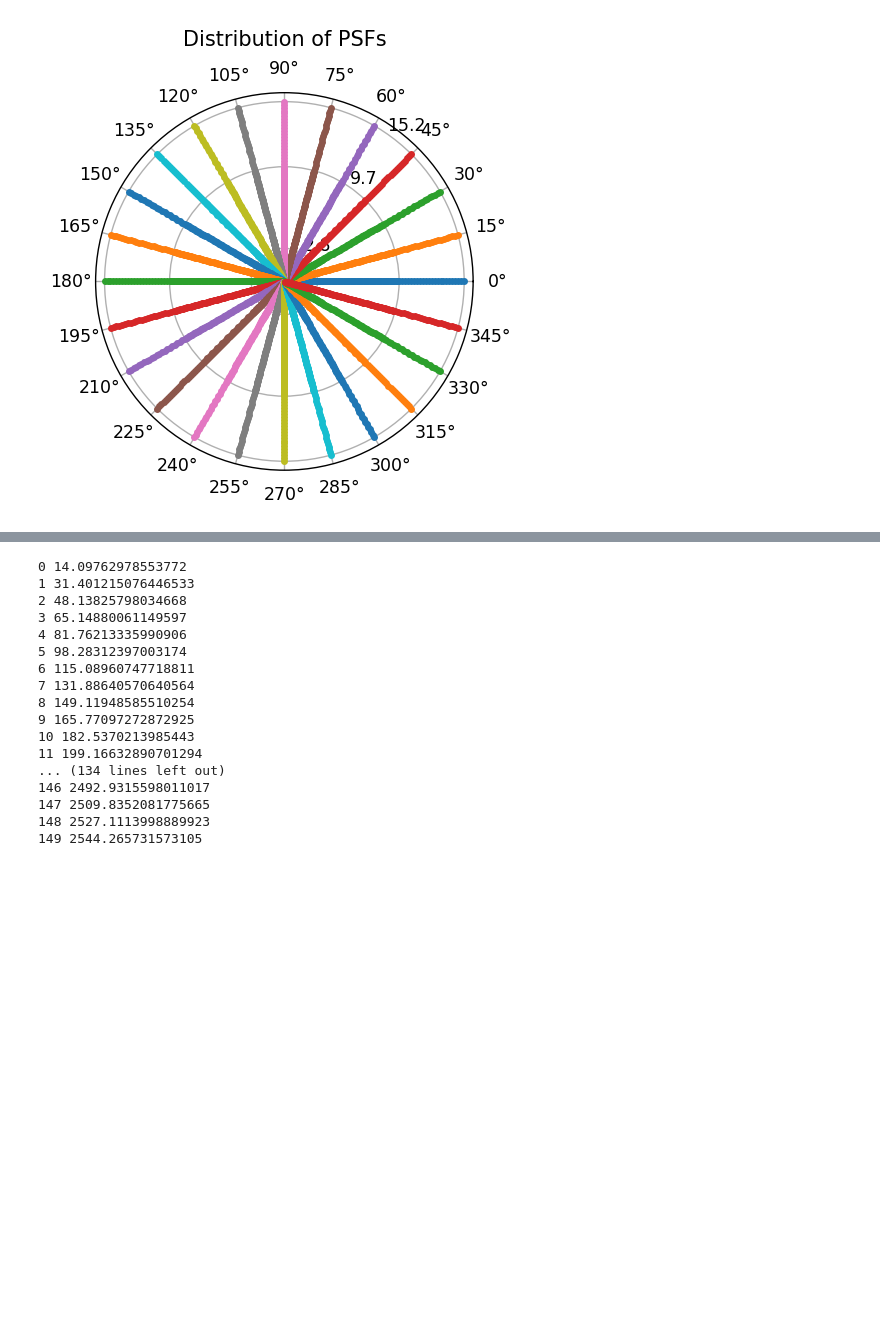
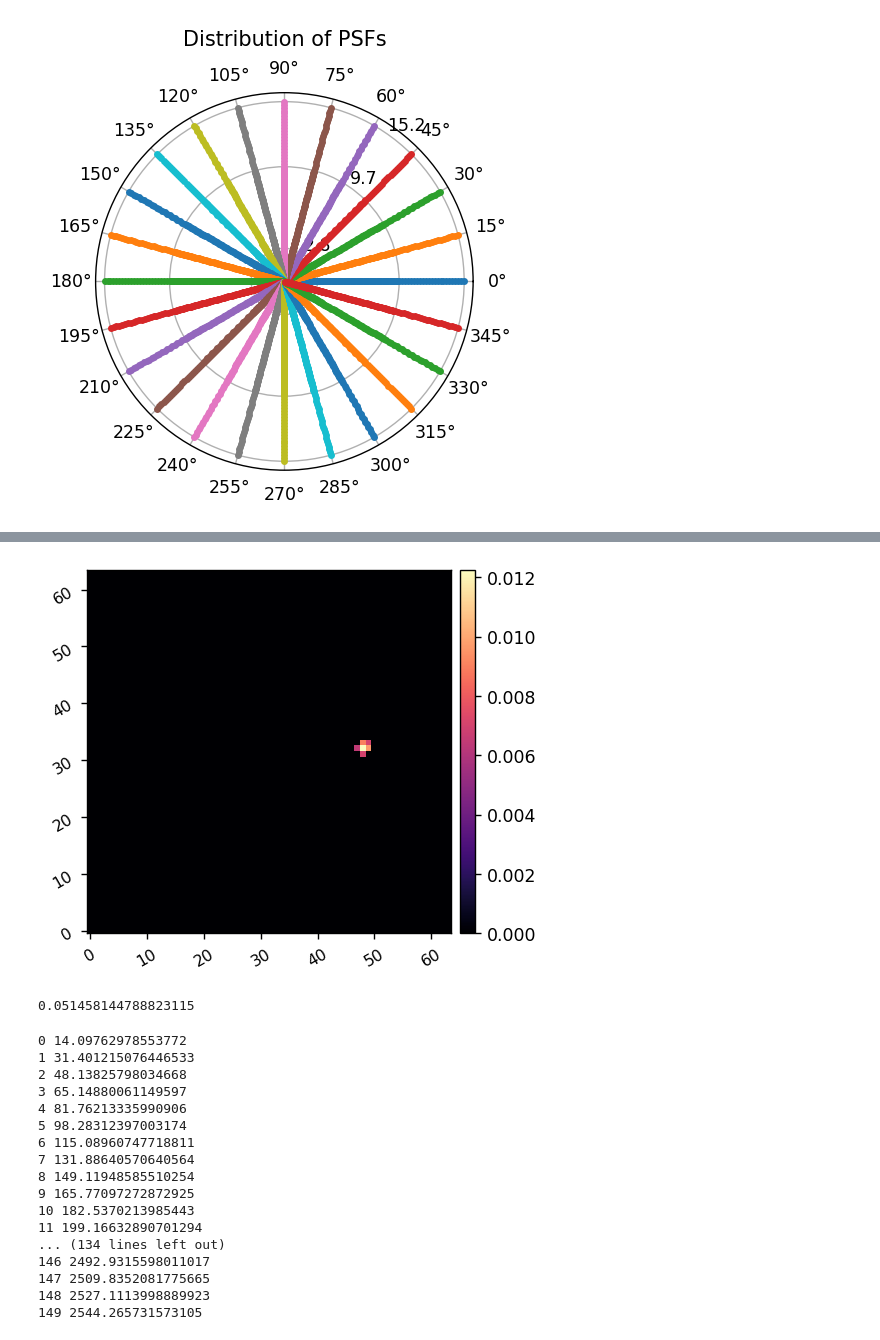
Before and after one commit to kian1377/disk-processing, a Jupyter notebook: hlc_575_072022_create_psfs.ipynb, the cells around one changed output, grey strips where cells are left out. Cells and saved outputs as stored; diff of their text form; code cells hidden in the pictures; blank space fills up the shorter version.

```diff
--- a/hlc_575_072022_create_psfs.ipynb
+++ b/hlc_575_072022_create_psfs.ipynb
@@ -158,3 +158,13 @@ Total elapsed time (seconds) =  12.6393
+# %%
+mask = psf_bb > psf_bb.max()/2
+psf = psf_bb*mask
+
+misc.myimshow(psf)
+
+psf.sum()
+# %% [output]
+[figure, added]
+0.051458144788823115
 # %%
 psfs_array = np.zeros( shape=( (len(r_offsets)-1)*len(thetas) + 1, npsf,npsf) )
 
```
Also changed, not shown: parts of 2 cells of this notebook, 1 other file.
